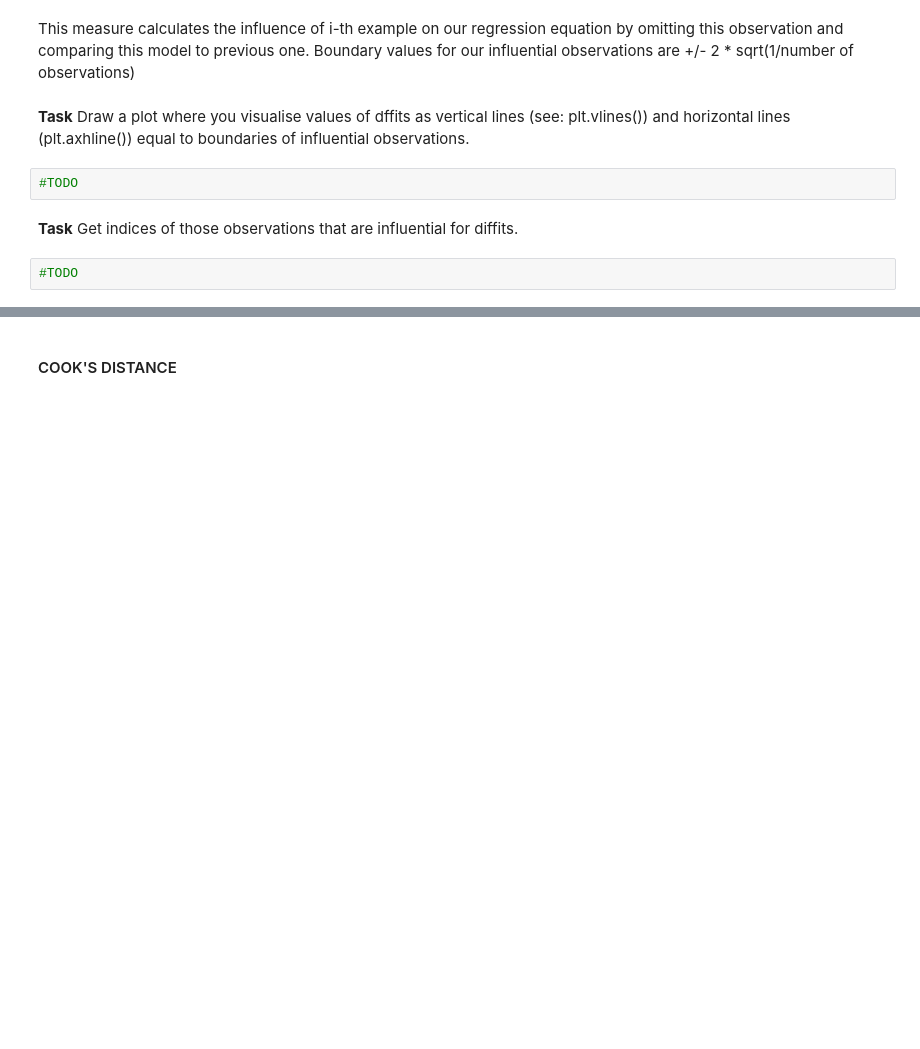
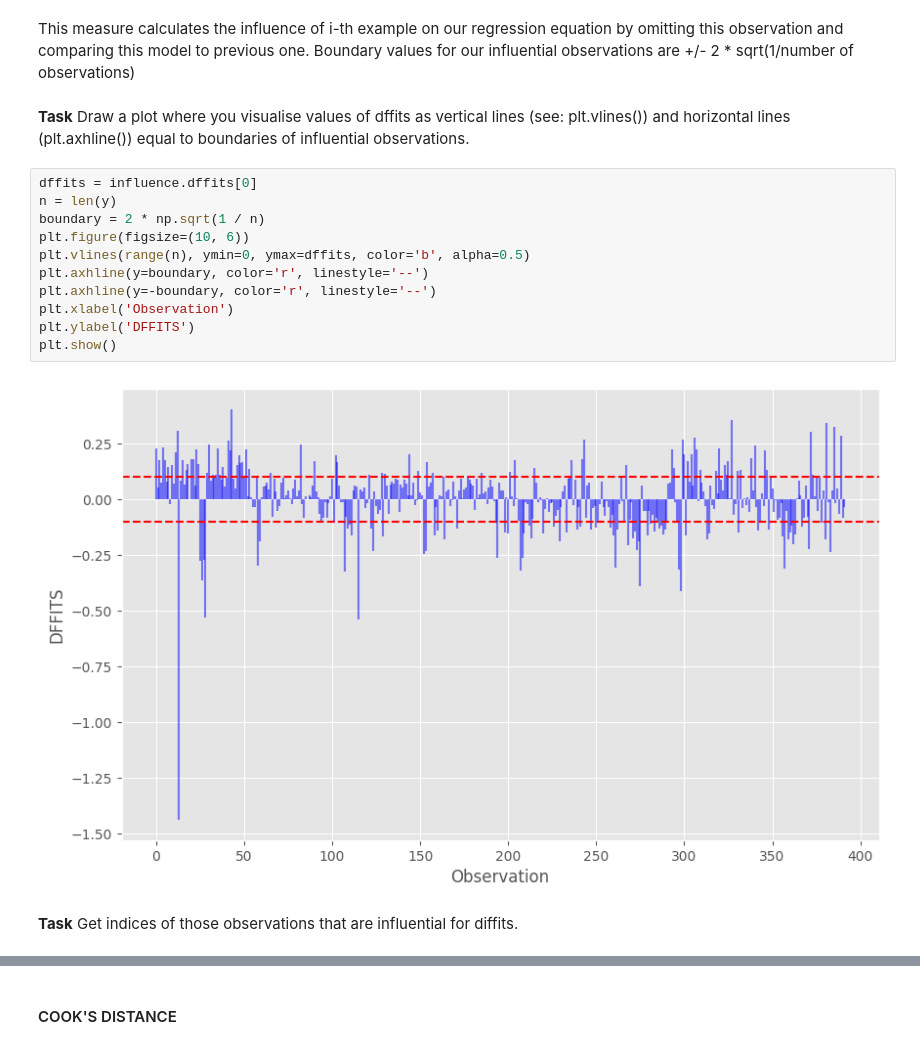
Before and after one commit to Bonioszko/studia, a Jupyter notebook: sieci neuronowe/regresja/regression.ipynb, the cells around one changed output, grey strips where cells are left out. Drawn from its saved outputs; the diff is of its cells as text; blank space fills up the shorter version.

```diff
--- a/sieci neuronowe/regresja/regression.ipynb
+++ b/sieci neuronowe/regresja/regression.ipynb
@@ -306,9 +335,18 @@ sm_fr
 This measure calculates the influence of i-th example on our regression equation by omitting this observation and comparing this model to previous one. Boundary values for our influential observations are +/- 2 * sqrt(1/number of observations)
 # %% [markdown]
 **Task** Draw a plot where you visualise values of dffits as vertical lines (see: plt.vlines()) and horizontal lines (plt.axhline()) equal to boundaries of influential observations.
-# %%
-#TODO
+# %%
+dffits = influence.dffits[0]
+n = len(y)
+boundary = 2 * np.sqrt(1 / n)
+plt.figure(figsize=(10, 6))
+plt.vlines(range(n), ymin=0, ymax=dffits, color='b', alpha=0.5)
+plt.axhline(y=boundary, color='r', linestyle='--')
+plt.axhline(y=-boundary, color='r', linestyle='--')
+plt.xlabel('Observation')
+plt.ylabel('DFFITS')
+plt.show()
+# %% [output]
+[figure, added]
 # %% [markdown]
 **Task** Get indices of those observations that are influential for diffits.
-# %%
-#TODO
```
Also changed, not shown: parts of 23 cells of this notebook, 7 other files.
